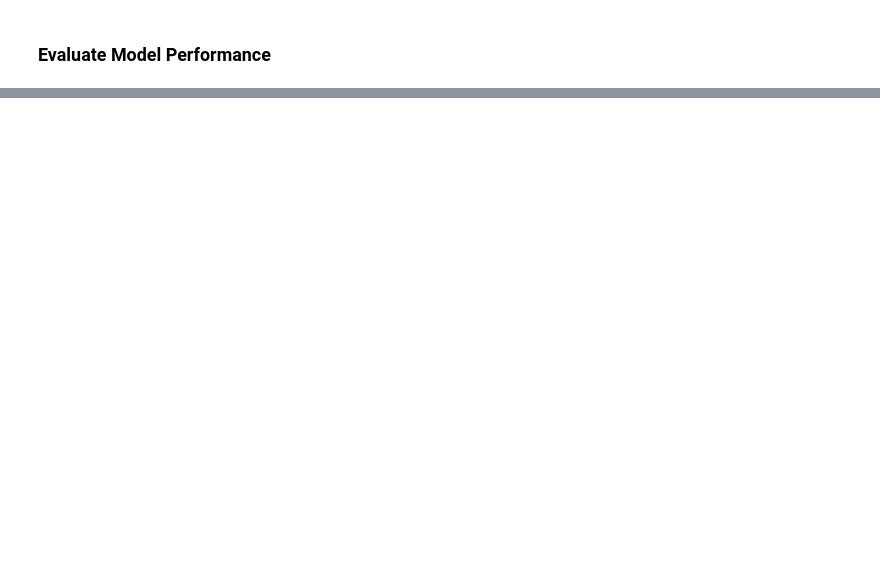
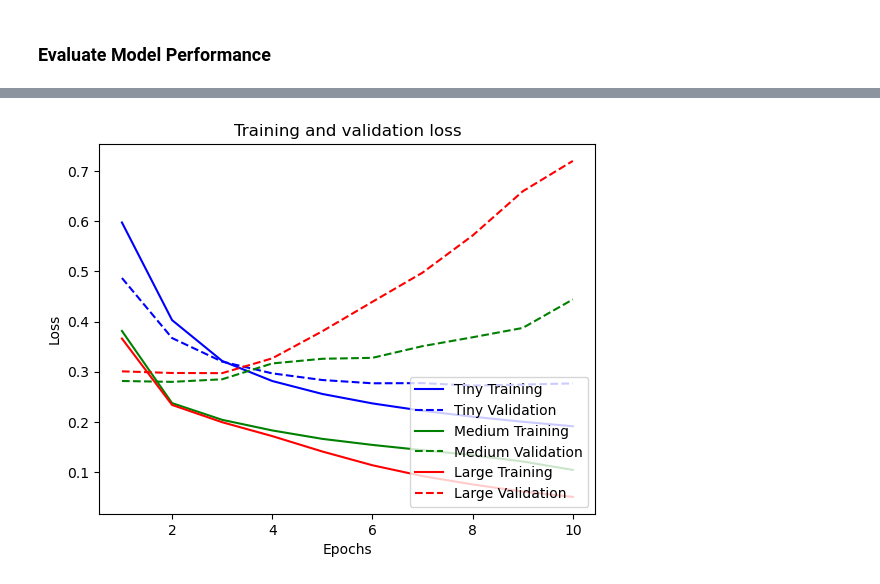
Before and after one commit to Unstery/AI_Sauvat_Faisant, a Jupyter notebook: TP1-2/exercice1.ipynb, the cells around one changed output, grey strips where cells are left out. Saved outputs shown, nothing was run; the diff lists cells and outputs as text; code cells hidden in the pictures; blank space fills up the shorter version.

```diff
--- a/TP1-2/exercice1.ipynb
+++ b/TP1-2/exercice1.ipynb
@@ -217,0 +273,14 @@ plt.show()
+# %%
+# Define a medium model
+medium_model = tf.keras.Sequential([
+  Embedding(max_features + 1, 64),
+  GlobalAveragePooling1D(),
+  Dense(32, activation='relu'),
+  Dense(16, activation='relu'),
+  Dense(8, activation='relu'),
+  Dense(1, activation='sigmoid')
+])
+
+
+# Train and evaluate the medium model
+size_histories['Medium'] = compile_and_fit(medium_model)
@@ -217,0 +305,15 @@ plt.show()
+# %%
+# Define a large model
+large_model = tf.keras.Sequential([
+  Embedding(max_features + 1, 128),
+  GlobalAveragePooling1D(),
+  Dense(64, activation='relu'),
+  Dense(32, activation='relu'),
+  Dense(16, activation='relu'),
+  Dense(8, activation='relu'),
+  Dense(1, activation='sigmoid')
+])
+
+
+# Train and evaluate the large model
+size_histories['Large'] = compile_and_fit(large_model)
@@ -217,0 +338,17 @@ plt.show()
+# %%
+colors = ['b', 'g', 'r']
+
+for i, history in enumerate(size_histories):
+    color = colors[i % len(colors)]
+    plt.plot(range(1,11), size_histories[history].history['loss'], color=color, label=history+' Training')
+    plt.plot(range(1,11), size_histories[history].history['val_loss'], color=color, linestyle='dashed', label=history+' Validation')
+
+
+plt.title('Training and validation loss')
+plt.xlabel('Epochs')
+plt.ylabel('Loss')
+plt.legend(loc='lower right')
+
+plt.show()
+# %% [output]
+[figure, added]
```
Also changed, not shown: parts of 33 cells of this notebook.
